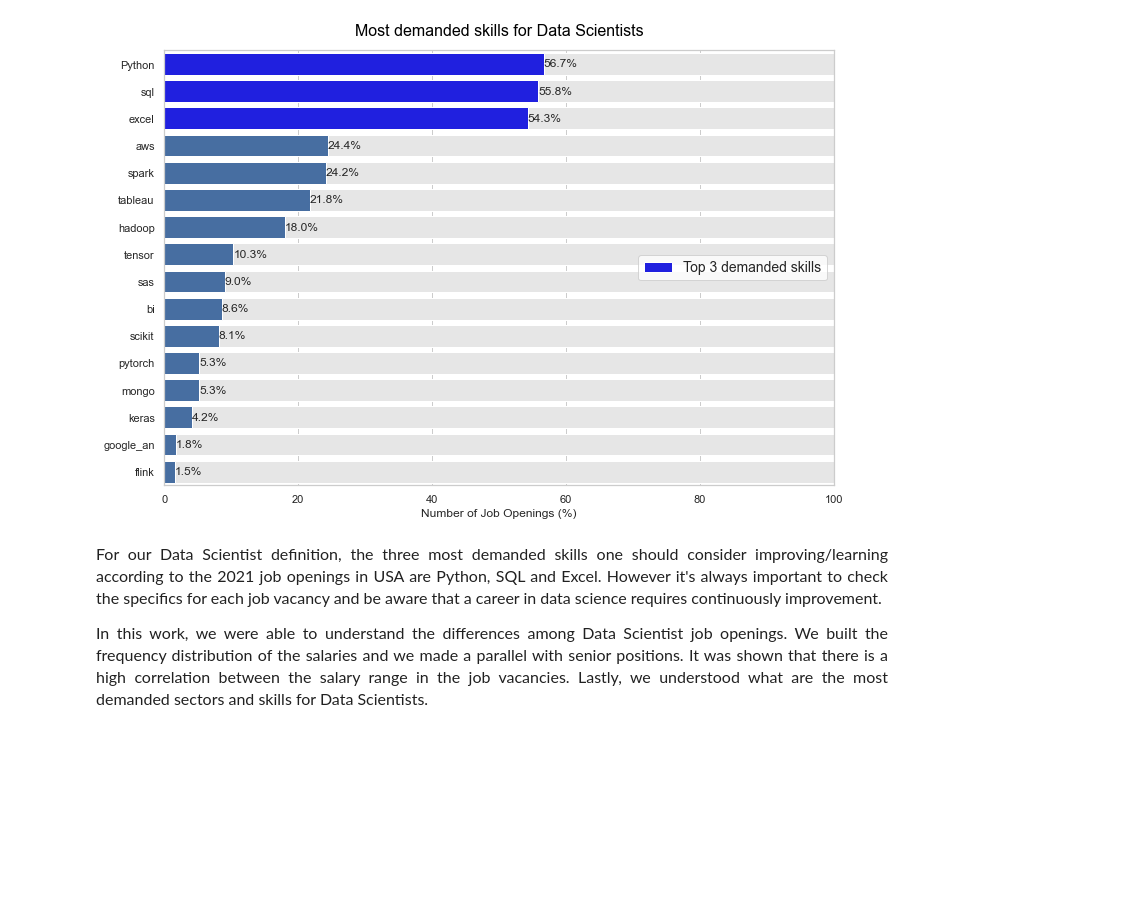
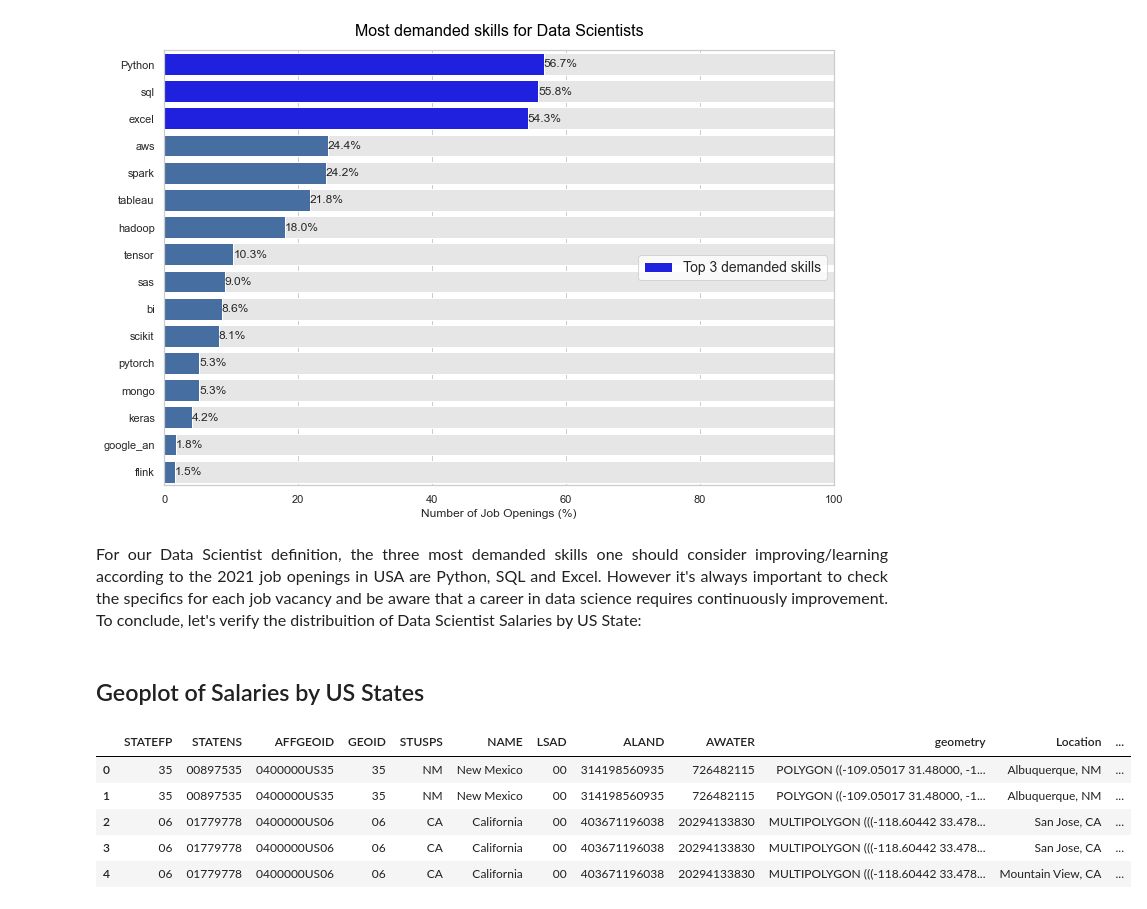
Before and after one commit to FabianoManetti/DataScientistSalary, a Jupyter notebook: data_Scientist_Salaries.ipynb, the cells around one changed output. Drawn from its saved outputs; the diff is of its cells as text; code cells hidden in the pictures; blank space fills up the shorter version.

```diff
--- a/data_Scientist_Salaries.ipynb
+++ b/data_Scientist_Salaries.ipynb
@@ -491,6 +491,6 @@ plt.show()
 # %% [output]
 [figure]
 # %% [markdown]
-<p style='font-size: 16px; line-height: 2; margin: 10px 50px; text-align: justify;'>For our Data Scientist definition, the three most demanded skills one should consider improving/learning according to the 2021 job openings in USA are Python, SQL and Excel. However it's always important to check the specifics for each job vacancy and be aware that a career in data science requires continuously improvement.</p>
-
-<p style='font-size: 16px; line-height: 2; margin: 10px 50px; text-align: justify;'>In this work, we were able to understand the differences among Data Scientist job openings. We built the frequency distribution of the salaries and we made a parallel with senior positions. It was shown that there is a high correlation between the salary range in the job vacancies. Lastly, we understood what are the most demanded sectors and skills for Data Scientists.</p>
+<p style='font-size: 16px; line-height: 2; margin: 10px 50px; text-align: justify;'>For our Data Scientist definition, the three most demanded skills one should consider improving/learning according to the 2021 job openings in USA are Python, SQL and Excel. However it's always important to check the specifics for each job vacancy and be aware that a career in data science requires continuously improvement. To conclude, let's verify the distribuition of Data Scientist Salaries by US State: </p>
+# %% [markdown]
+## Geoplot of Salaries by US States
@@ -496,0 +506,10 @@ plt.show()
+# %%
+geo_states = geo_usa.merge(locations, on = 'STUSPS')
+geo_states.head()
+# %% [output]
+|  | STATEFP | STATENS | AFFGEOID | GEOID | STUSPS | NAME | LSAD | ALAND | AWATER | geometry | Location | ... |
+| 0 | 35 | 00897535 | 0400000US35 | 35 | NM | New Mexico | 00 | 314198560935 | 726482115 | POLYGON ((-109.05017 31.48000, -1... | Albuquerque, NM | ... |
+| 1 | 35 | 00897535 | 0400000US35 | 35 | NM | New Mexico | 00 | 314198560935 | 726482115 | POLYGON ((-109.05017 31.48000, -1... | Albuquerque, NM | ... |
+| 2 | 06 | 01779778 | 0400000US06 | 06 | CA | California | 00 | 403671196038 | 20294133830 | MULTIPOLYGON (((-118.60442 33.478... | San Jose, CA | ... |
+| 3 | 06 | 01779778 | 0400000US06 | 06 | CA | California | 00 | 403671196038 | 20294133830 | MULTIPOLYGON (((-118.60442 33.478... | San Jose, CA | ... |
+| 4 | 06 | 01779778 | 0400000US06 | 06 | CA | California | 00 | 403671196038 | 20294133830 | MULTIPOLYGON (((-118.60442 33.478... | Mountain View, CA | ... |
```
Also changed, not shown: parts of 7 cells of this notebook, 7 other files.
